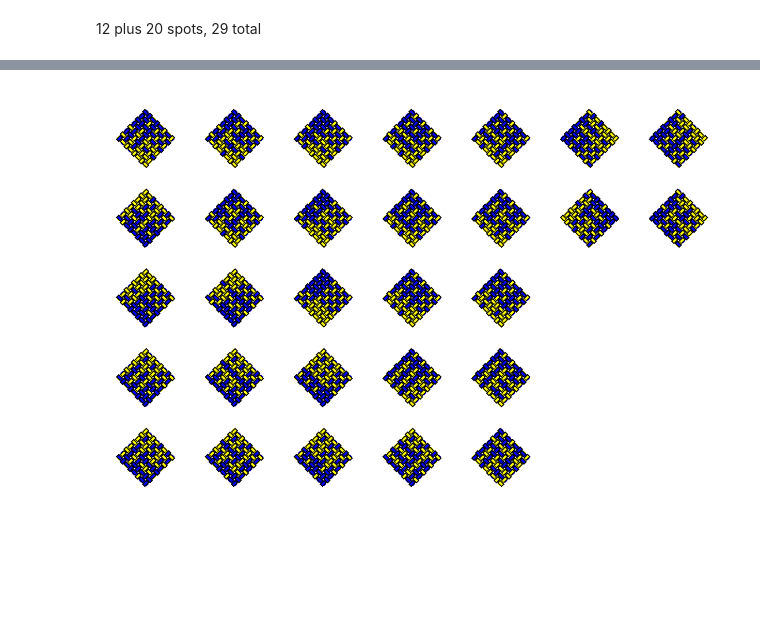
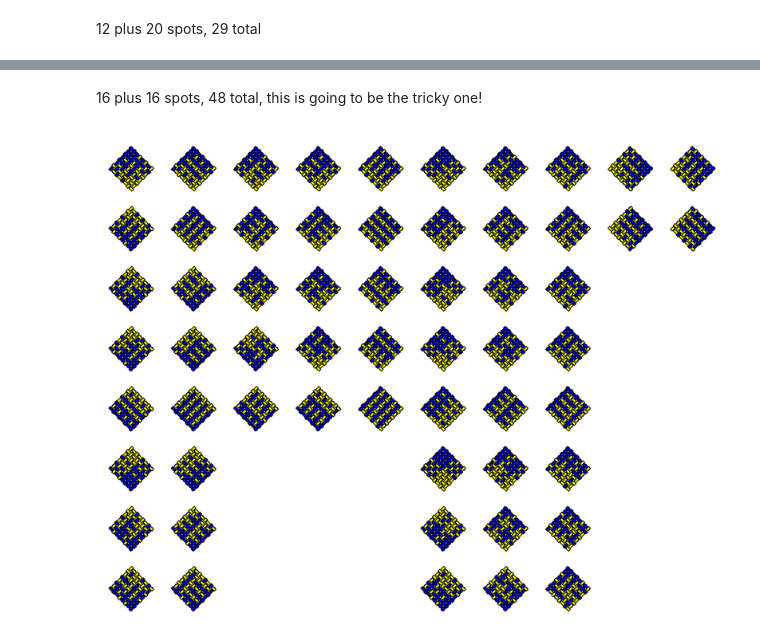
Before and after one commit to joshuarbholden/kumihimo, a Jupyter notebook: naiki_draw.ipynb, the cells around one changed output, grey strips where cells are left out. Cells and saved outputs as stored; diff of their text form; code cells hidden in the pictures; blank space fills up the shorter version.

```diff
--- a/naiki_draw.ipynb
+++ b/naiki_draw.ipynb
@@ -503,35 +585,37 @@ using Luxor
+# %% [markdown]
+16 plus 16 spots, 48 total, this is going to be the tricky one!
 # %%
 using Luxor
 @draw begin
-    left = 3
-    right = 5
-    tiles = Tiler(currentdrawing().width, currentdrawing().height, 5, 7)
+    left = 4
+    right = 4
+    tiles = Tiler(currentdrawing().width, currentdrawing().height, 8, 10)
     for (pos, i) in tiles
         origin()
         translate(pos)
         grid = nothing
-        if (tiles.currentcol <=5) && (tiles.currentcol >= tiles.currentrow)
+        if (tiles.currentcol <=8) && (tiles.currentcol >= tiles.currentrow)
             grid= fillGrid(8, bracelets[left+1][tiles.currentrow, :], bracelets[right+1][tiles.currentcol, :],
                 ["blue", "yellow"])
             drawGrid(8, grid, O-(0, 0.8inch), Point(-0.1inch,0.1inch), Point(0.1inch,0.1inch))
-        elseif (tiles.currentcol <=5) && (symmtypes[left+1][tiles.currentrow]*symmtypes[right+1][tiles.currentcol] != -1)
+        elseif (tiles.currentcol <=8) && (symmtypes[left+1][tiles.currentrow]*symmtypes[right+1][tiles.currentcol] != -1)
             grid= fillGrid(8, reverse(bracelets[left+1][tiles.currentrow, :]),
                 reverse(circshift(bracelets[right+1][tiles.currentcol, :], 0)),
                 ["blue", "yellow"])
             evertGrid(8, grid, O-(0, 0.8inch), Point(-0.1inch,0.1inch), Point(0.1inch,0.1inch))
-        elseif (tiles.currentcol <=7) && (tiles.currentrow <=2) &&
-                                        (tiles.currentcol-5 >= tiles.currentrow)
-            grid= fillGrid(8, reverse(bracelets[left+1][tiles.currentrow, :]), bracelets[right+1][tiles.currentcol-5, :],
+        elseif (8 < tiles.currentcol <=10) && (tiles.currentrow <=2) &&
+                                        (tiles.currentcol-8 >= tiles.currentrow)
+            grid= fillGrid(8, (bracelets[left+1][tiles.currentrow, :]), reverse(bracelets[right+1][tiles.currentcol-8, :]),
                 ["blue", "yellow"])
             drawGrid(8, grid, O-(0, 0.8inch), Point(-0.1inch,0.1inch), Point(0.1inch,0.1inch))
-        elseif (tiles.currentcol <=7) && (tiles.currentrow <=2) &&
-                                        (symmtypes[left+1][tiles.currentrow]*symmtypes[right+1][tiles.currentcol-5] != -1)
+        elseif (8 < tiles.currentcol <=10) && (tiles.currentrow <=2) &&
+                                        (symmtypes[left+1][tiles.currentrow]*symmtypes[right+1][tiles.currentcol-8] != -1)
             grid= fillGrid(8, reverse(bracelets[left+1][tiles.currentrow, :]),
-                (circshift(bracelets[right+1][tiles.currentcol-5, :], 0)),
+                (circshift(bracelets[right+1][tiles.currentcol-8, :], 0)),
                 ["blue", "yellow"])
             evertGrid(8, grid, O-(0, 0.8inch), Point(-0.1inch,0.1inch), Point(0.1inch,0.1inch))
         end
     end
-    end 17inch 11inch
+    end 22inch 17inch
 # %% [output]
-[figure, old version]
+[figure, new version]
```
Also changed, not shown: parts of 5 cells of this notebook.
